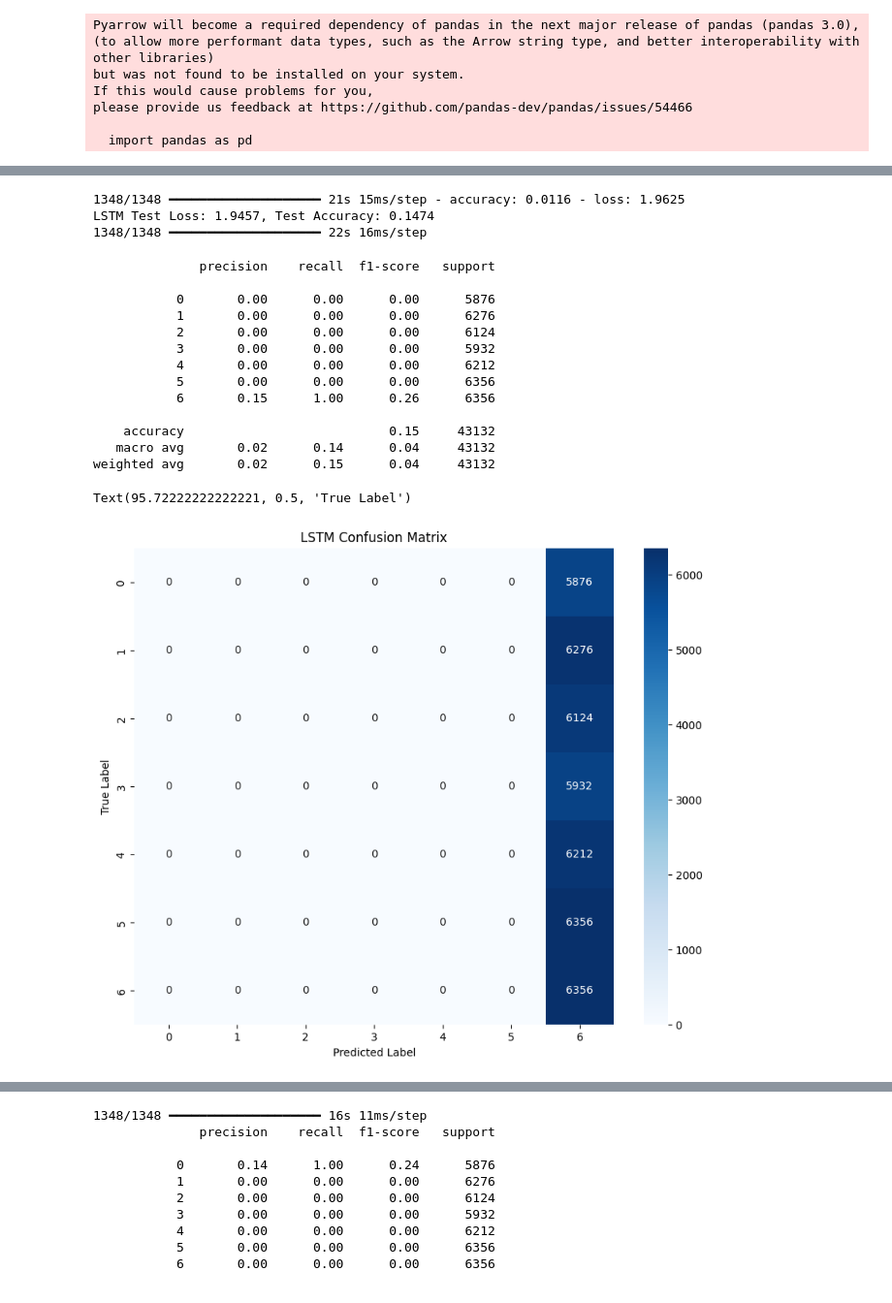
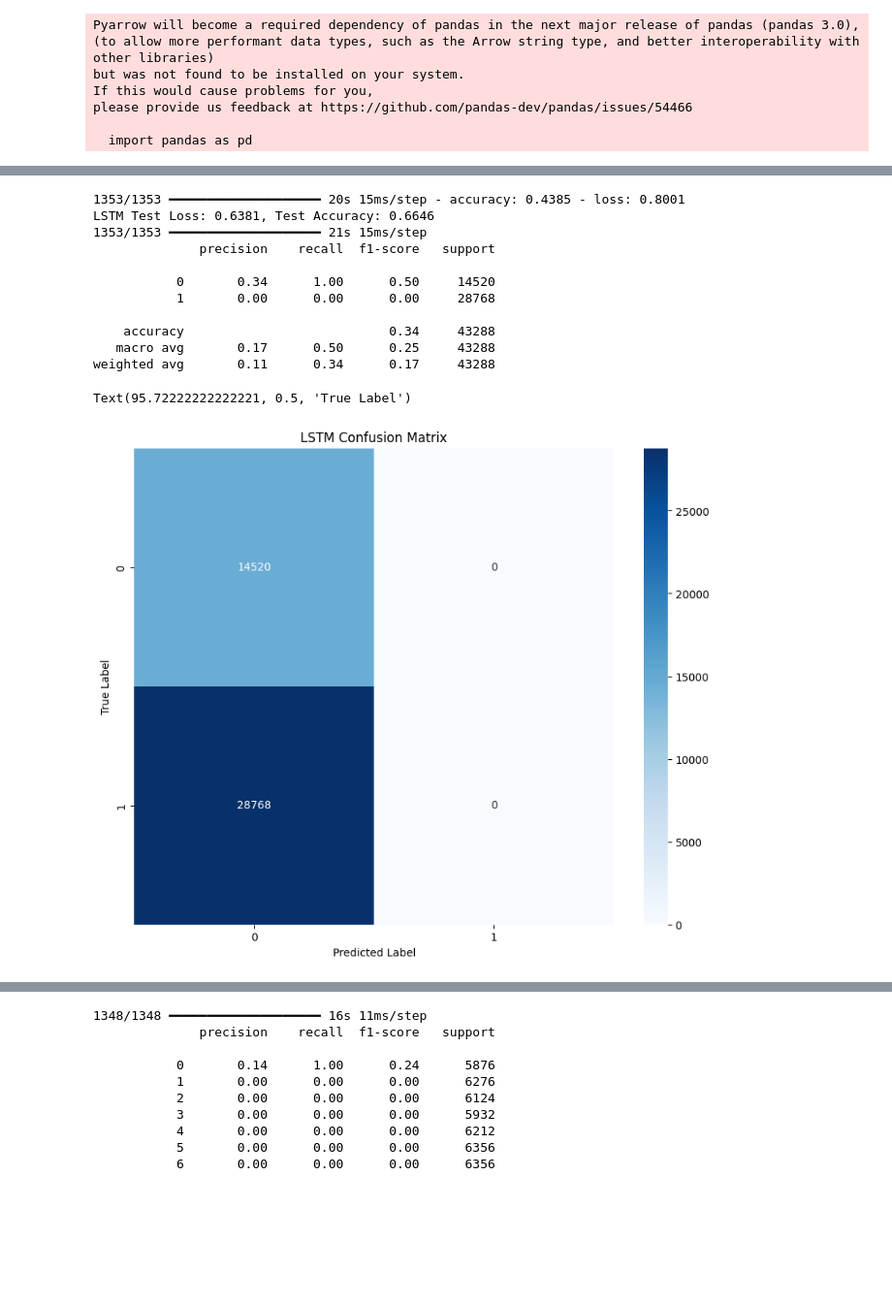
Before and after one commit to nicholastey/gnss_spoof_detector, a Jupyter notebook: spoof_detector/newer.ipynb, the cells around one changed output, grey strips where cells are left out. Shown at 97% size. Saved outputs shown, nothing was run; the diff lists cells and outputs as text; code cells hidden in the pictures; blank space fills up the shorter version.

Commit message:
data not working

```diff
--- a/spoof_detector/newer.ipynb
+++ b/spoof_detector/newer.ipynb
@@ -363,19 +463,19 @@ def create_lstm_model(input_shape):
     # x = Conv1D(64, kernel_size=12, activation='relu', padding='same')(x)
     # x = Conv1D(32, kernel_size=3, activation='relu', padding='same')(x)
     # x = layers.LayerNormalization()(x)  # Layer Normalization
-    x = LSTM(64, return_sequences=True, recurrent_dropout=0.15)(inputs)
-    x = Dropout(0.4)(x)  # Increased dropout
-    x = LSTM(32, return_sequences=False, recurrent_dropout=0.15)(x)
-    x = Dropout(0.4)(x)  # Increased dropout
-    x = Dense(25, activation='relu')(x)
-    x = Dropout(0.5)(x)  # Increased dropout
+    x = LSTM(64, return_sequences=True, recurrent_dropout=0.05)(inputs)
+    x = Dropout(0.25)(x)  # Increased dropout
+    x = LSTM(32, return_sequences=False, recurrent_dropout=0.05)(x)
+    x = Dropout(0.25)(x)  # Increased dropout
+    x = Dense(32, activation='relu')(x)
+    x = Dropout(0.3)(x)  # Increased dropout
     x = Dense(12, activation='relu')(x)
     # x = BatchNormalization()(x)  # Batch Normalization
-    outputs = Dense(7, activation='softmax')(x)
+    outputs = Dense(1, activation='sigmoid')(x)
 
     model = Model(inputs, outputs)
-    optimizer = Adam(learning_rate=0.01)  # Lower learning rate
-    model.compile(optimizer=optimizer, loss='sparse_categorical_crossentropy', metrics=['accuracy'])
+    optimizer = Adam(learning_rate=5e-4)  # Lower learning rate
+    model.compile(optimizer=optimizer, loss='binary_crossentropy', metrics=['accuracy'])
 
     return model
 
@@ -386,3 +486,15 @@ def create_lstm_model(input_shape):
 #    min_lr=1e-6,
 #    verbose=1
 #)
+# %%
+from sklearn.utils.class_weight import compute_class_weight
+import numpy as np
+
+classes = np.array([0, 1])
+class_weights = compute_class_weight(
+    class_weight='balanced',
+    classes=classes,
+    y=y_tr
+)
+class_weight_dict = {int(c): w for c, w in zip(classes, class_weights)}
+print(class_weight_dict)
@@ -389,2 +533,2 @@ def create_lstm_model(input_shape):
 # %%
-lstm_model = create_lstm_model((X_tr_w.shape[1], X_tr_w.shape[2]))
+lstm_model = create_lstm_model((X_tr.shape[1], X_tr.shape[2]))
@@ -391,9 +572,10 @@ lstm_model = create_lstm_model((X_tr_w.shape[1], X_tr_w.shape[2]))
 # %%
 # Train LSTM model
-lstm_model.fit(X_tr_w, y_tr,
-               validation_data=(X_va_w, y_va),
+lstm_model.fit(X_tr, y_tr,
+               validation_data=(X_va, y_va),
                epochs=35,
-               batch_size=500,
+               batch_size=64,
+                class_weight=class_weight_dict,
                verbose=1) #,
                # callbacks=[lr_schedule])
 # %% [output]
@@ -418,34 +641,29 @@ Epoch 35/35
 # %%
 from sklearn.metrics import classification_report, confusion_matrix
 import seaborn as sns
 
 # Evaluate LSTM model
-lstm_loss, lstm_accuracy = lstm_model.evaluate(X_te_w, y_te, verbose=1)
+lstm_loss, lstm_accuracy = lstm_model.evaluate(X_te, y_te, verbose=1)
 print(f"LSTM Test Loss: {lstm_loss:.4f}, Test Accuracy: {lstm_accuracy:.4f}")
-y_pred_lstm = np.argmax(lstm_model.predict(X_te_w), axis=1)
+y_pred_lstm = np.argmax(lstm_model.predict(X_te), axis=1)
 print(classification_report(y_te, y_pred_lstm))
 cm_lstm = confusion_matrix(y_te, y_pred_lstm)
 plt.figure(figsize=(10, 8))
 sns.heatmap(cm_lstm, annot=True, fmt='d', cmap='Blues')
 plt.title('LSTM Confusion Matrix')
 plt.xlabel('Predicted Label')
 plt.ylabel('True Label')
 # %% [output]
-1348/1348 ━━━━━━━━━━━━━━━━━━━━ 21s 15ms/step - accuracy: 0.0116 - loss: 1.9625
-LSTM Test Loss: 1.9457, Test Accuracy: 0.1474
-1348/1348 ━━━━━━━━━━━━━━━━━━━━ 22s 16ms/step
+1353/1353 ━━━━━━━━━━━━━━━━━━━━ 20s 15ms/step - accuracy: 0.4385 - loss: 0.8001
+LSTM Test Loss: 0.6381, Test Accuracy: 0.6646
+1353/1353 ━━━━━━━━━━━━━━━━━━━━ 21s 15ms/step
+              precision    recall  f1-score   support
+
+           0       0.34      1.00      0.50     14520
+           1       0.00      0.00      0.00     28768
+
+    accuracy                           0.34     43288
+   macro avg       0.17      0.50      0.25     43288
+weighted avg       0.11      0.34      0.17     43288
-              precision    recall  f1-score   support
-
-           0       0.00      0.00      0.00      5876
-           1       0.00      0.00      0.00      6276
-           2       0.00      0.00      0.00      6124
-           3       0.00      0.00      0.00      5932
-           4       0.00      0.00      0.00      6212
-           5       0.00      0.00      0.00      6356
-           6       0.15      1.00      0.26      6356
-
-    accuracy                           0.15     43132
-   macro avg       0.02      0.14      0.04     43132
-weighted avg       0.02      0.15      0.04     43132
+Text(95.72222222222221, 0.5, 'True Label')
-Text(95.72222222222221, 0.5, 'True Label')
-[figure, old version]
+[figure, new version]
```
Also changed, not shown: parts of 43 cells of this notebook, 2 other files.
